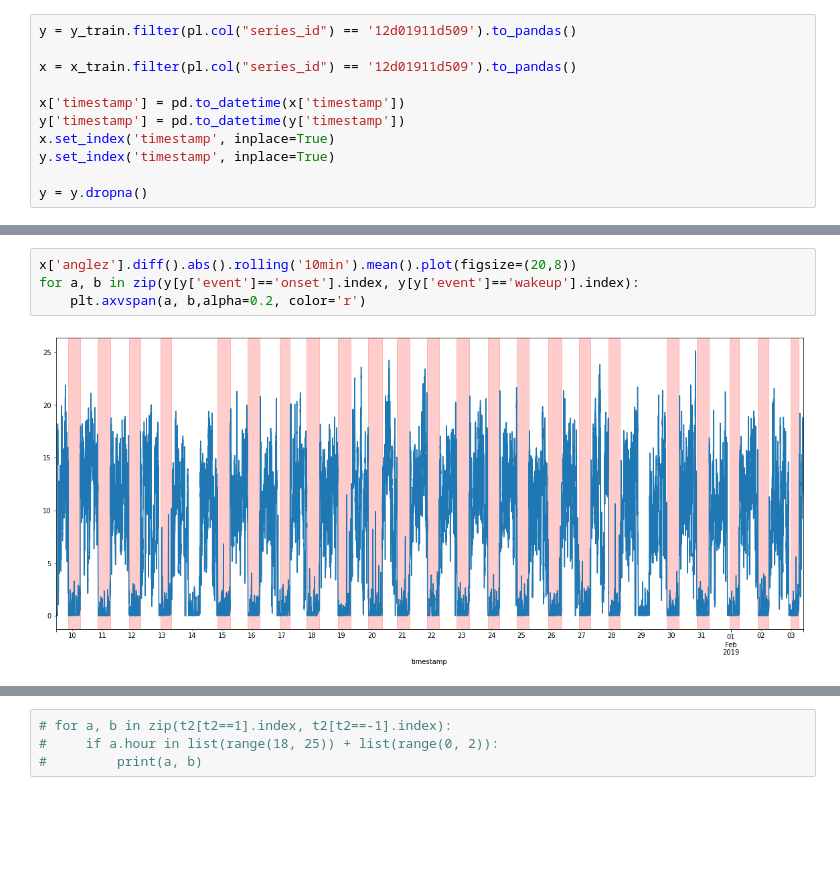
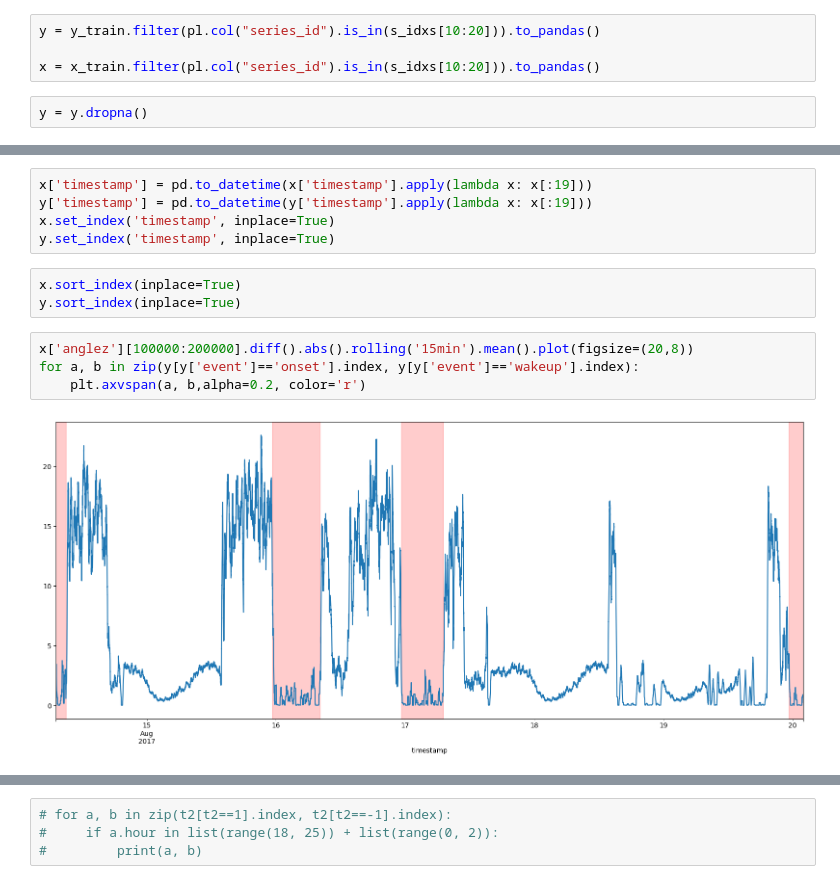
Before and after one commit to Matmozaur/Kaggle_projects, a Jupyter notebook: Detect Sleep States/Basic_analysis.ipynb, the cells around one changed output, grey strips where cells are left out. Cells and saved outputs as stored; diff of their text form; blank space fills up the shorter version.

```diff
--- a/Detect Sleep States/Basic_analysis.ipynb
+++ b/Detect Sleep States/Basic_analysis.ipynb
@@ -18,11 +15,6 @@ y_train = pl.read_csv(BASE_PATH+'train_events.csv')
+# %%
+y = y_train.filter(pl.col("series_id").is_in(s_idxs[10:20])).to_pandas()
+
+x = x_train.filter(pl.col("series_id").is_in(s_idxs[10:20])).to_pandas()
 # %%
-y = y_train.filter(pl.col("series_id") == '12d01911d509').to_pandas()
-
-x = x_train.filter(pl.col("series_id") == '12d01911d509').to_pandas()
-
-x['timestamp'] = pd.to_datetime(x['timestamp'])
-y['timestamp'] = pd.to_datetime(y['timestamp'])
-x.set_index('timestamp', inplace=True)
-y.set_index('timestamp', inplace=True)
-
 y = y.dropna()
@@ -41,6 +21,14 @@ for a, b in zip(y[y['event']=='onset'].index, y[y['event']=='wakeup'].index):
+# %%
+x['timestamp'] = pd.to_datetime(x['timestamp'].apply(lambda x: x[:19]))
+y['timestamp'] = pd.to_datetime(y['timestamp'].apply(lambda x: x[:19]))
+x.set_index('timestamp', inplace=True)
+y.set_index('timestamp', inplace=True)
+# %%
+x.sort_index(inplace=True)
+y.sort_index(inplace=True)
 # %%
-x['anglez'].diff().abs().rolling('10min').mean().plot(figsize=(20,8))
+x['anglez'][100000:200000].diff().abs().rolling('15min').mean().plot(figsize=(20,8))
 for a, b in zip(y[y['event']=='onset'].index, y[y['event']=='wakeup'].index):
     plt.axvspan(a, b,alpha=0.2, color='r')
 # %% [output]
-[figure, old version]
+[figure, new version]
```
Also changed, not shown: parts of 24 cells of this notebook, 1 other file.
